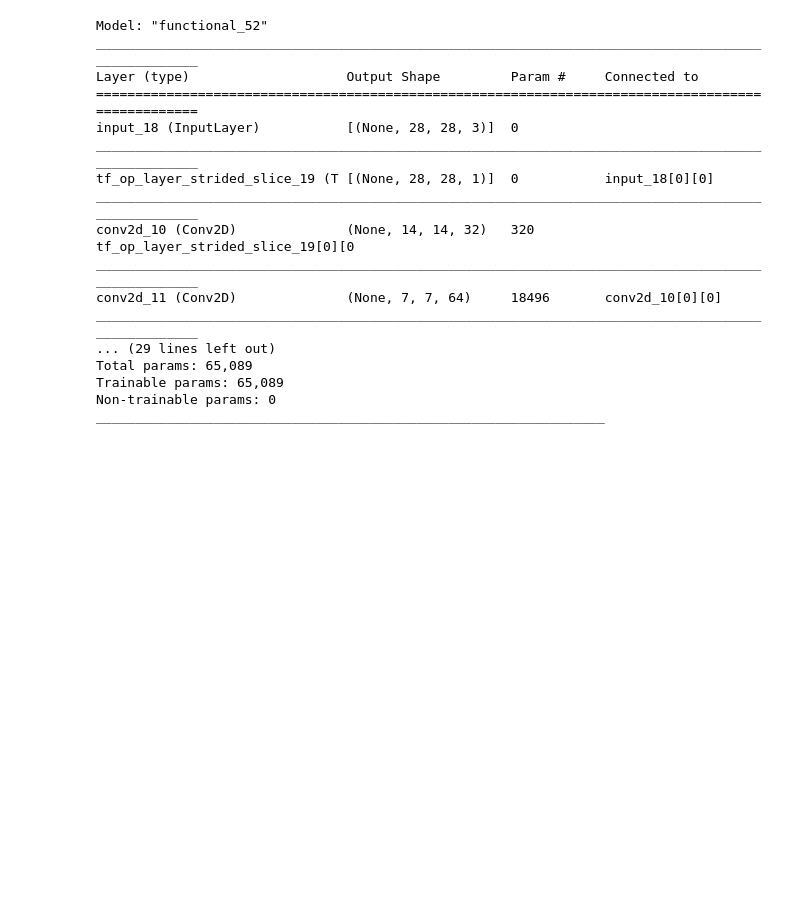
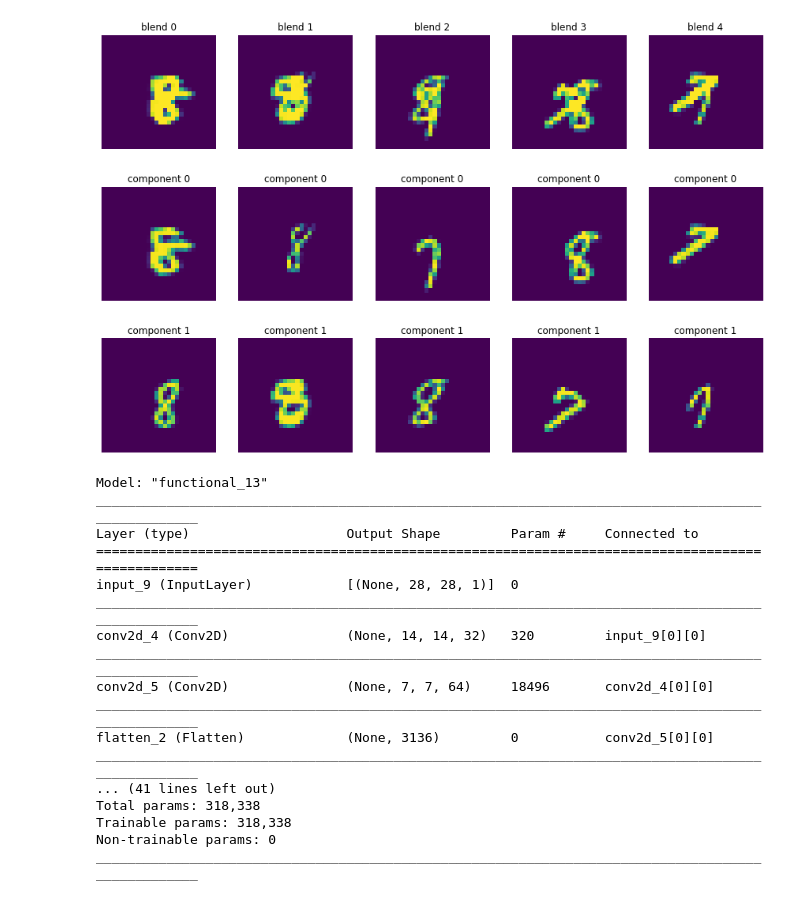
Before and after one commit to Volconage/Deblending-Galaxies-Project, a Jupyter notebook: vae_test_attempt2.ipynb, the cells around one changed output. Drawn from its saved outputs; the diff is of its cells as text; code cells hidden in the pictures; blank space fills up the shorter version.

```diff
--- a/vae_test_attempt2.ipynb
+++ b/vae_test_attempt2.ipynb
@@ -16,25 +21,44 @@ tf.random.set_seed(1)
 # %%
-(train_img,_),(test_img,_)=tf.keras.datasets.mnist.load_data()
+(train_img,train_class),(test_img,test_class)=tf.keras.datasets.mnist.load_data()
+
+train_img=train_img[(train_class==8) | (train_class==7)]
+test_img=test_img[(test_class==8) | (test_class==7)]
 
 height,width=28,28
 train_img=train_img.reshape(train_img.shape[0],height,width,1).astype('float32')
 train_img/=255
-train_img[train_img>=0.5]=1
-train_img[train_img<=0.5]=0
 
 test_img=test_img.reshape(test_img.shape[0],height,width,1).astype('float32')
 test_img/=255
-test_img[test_img>=0.5]=1
-test_img[test_img<=0.5]=0
 
 train_buffer=60000
 test_buffer=10000
 
 batch_size=100
-latent_dimensions=2
-
-train_set=tf.data.Dataset.from_tensor_slices(train_img).shuffle(train_buffer).batch(batch_size)
-test_set=tf.data.Dataset.from_tensor_slices(test_img).shuffle(test_buffer).batch(batch_size)
+latent_dimensions=32
+# %%
+from keras.preprocessing.image import ImageDataGenerator
+
+datagen=ImageDataGenerator(rotation_range=20,width_shift_range=0.2,height_shift_range=0.2,
+                             shear_range=0.0,zoom_range=[1.5,2.5])
+
+gen=datagen.flow(train_img,None,batch_size=1)
+
+num=60000
+comps=2
+components=np.array([[gen.next()[0, ..., 0] for j in range(num)] for i in range(comps)])
+blended=components.sum(axis=0)
+blended=blended.reshape(blended.shape[0],height,width,1).astype('float32')
+components = components.reshape(2,blended.shape[0],height,width,1).astype('float32')
+# %%
+n=5
+fig,ax=plt.subplots(3,n,figsize=(3*n, 10))
+for i in range(n):
+    showimg(blended[i],ax[0,i],f'blend {i}')
+    for j in range(comps):
+        showimg(components[j,i],ax[j+1,i],f'component {j}')
+# %% [output]
+[figure, added]
 # %%
 def encoder(x):
     x=Conv2D(32,3,activation='relu',padding='same',strides=2)(x)
@@ -82,25 +105,27 @@ output2=Conv2DTranspose(1,3,padding='same')(decoded2)
 encode=Model(inputs,z)
 encode.summary()
 
-decode1=Model(input_embed,output)
-decode1.summary()
-decode2=Model(input_embed2,output2)
+input_comp1=Input(shape=(height,width,1))
+input_comp2=Input(shape=(height,width,1))
+
+decode=Model([input_embed,input_comp1,input_comp2],[output1,output2])
+decode.summary()
 # %% [output]
-Model: "functional_52"
+Model: "functional_13"
 __________________________________________________________________________________________________
 Layer (type)                    Output Shape         Param #     Connected to
 ==================================================================================================
-input_18 (InputLayer)           [(None, 28, 28, 3)]  0
+input_9 (InputLayer)            [(None, 28, 28, 1)]  0
 __________________________________________________________________________________________________
-tf_op_layer_strided_slice_19 (T [(None, 28, 28, 1)]  0           input_18[0][0]
+conv2d_4 (Conv2D)               (None, 14, 14, 32)   320         input_9[0][0]
 __________________________________________________________________________________________________
-conv2d_10 (Conv2D)              (None, 14, 14, 32)   320         tf_op_layer_strided_slice_19[0][0
+conv2d_5 (Conv2D)               (None, 7, 7, 64)     18496       conv2d_4[0][0]
 __________________________________________________________________________________________________
-conv2d_11 (Conv2D)              (None, 7, 7, 64)     18496       conv2d_10[0][0]
+flatten_2 (Flatten)             (None, 3136)         0           conv2d_5[0][0]
 __________________________________________________________________________________________________
-... (29 lines left out)
-Total params: 65,089
-Trainable params: 65,089
+... (41 lines left out)
+Total params: 318,338
+Trainable params: 318,338
 Non-trainable params: 0
-_________________________________________________________________
+__________________________________________________________________________________________________
 # %%
```
Also changed, not shown: parts of 16 cells of this notebook.
